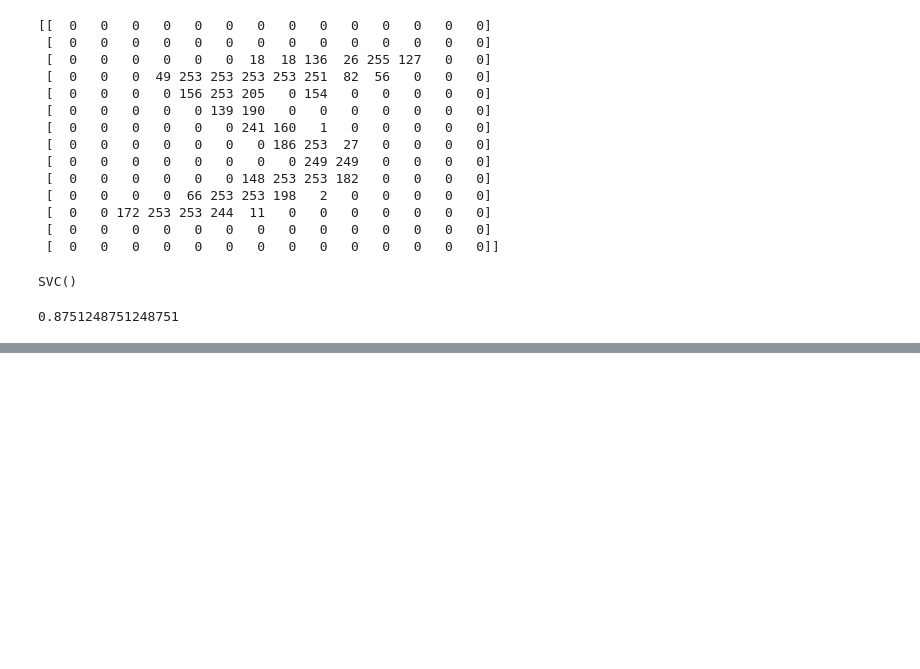
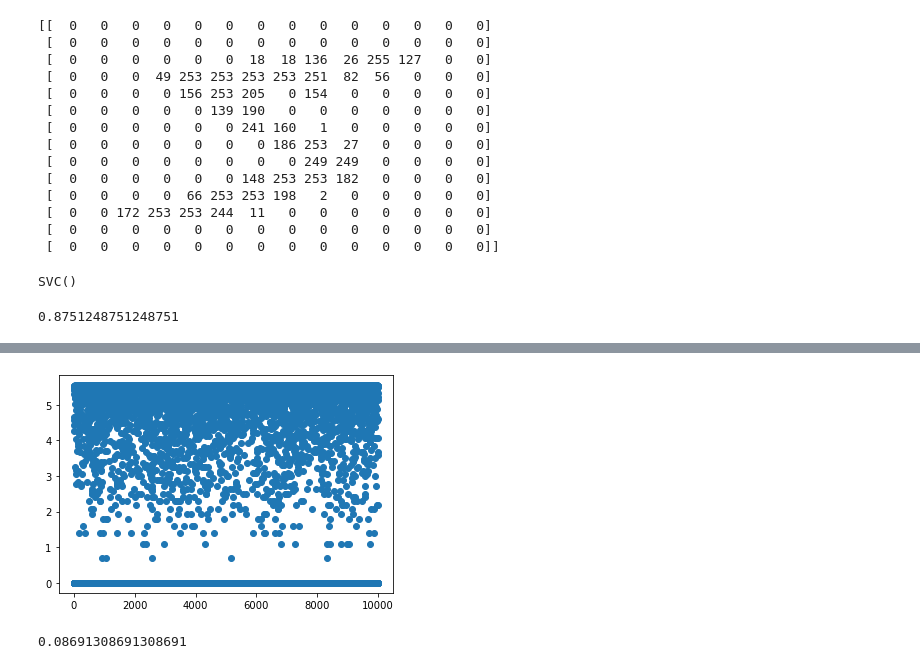
Before and after one commit to hyeopyi/Python_Study, a Jupyter notebook: 4.MachineLearning/Note/17.이미지 내부의 문자인식.ipynb, the cells around one changed output, grey strips where cells are left out. Drawn from its saved outputs; the diff is of its cells as text; code cells hidden in the pictures; blank space fills up the shorter version.

```diff
--- a/4.MachineLearning/Note/17.이미지 내부의 문자인식.ipynb
+++ b/4.MachineLearning/Note/17.이미지 내부의 문자인식.ipynb
@@ -137,0 +245,12 @@ clf.score(test_data, test_lebel)
+# %%
+ plt.scatter(train_data_10k.index, np.log1p(train_data_10k[300]))
+ plt.show()
+# %% [output]
+[figure, added]
+# %%
+# 비표준화 학습하기
+clf = svm.SVC()
+clf.fit(train_data_10k, train_lebel_10k)
+clf.score(test_data, test_lebel)
+# %% [output]
+0.08691308691308691
```
Also changed, not shown: parts of 25 cells of this notebook, 21 other files.
